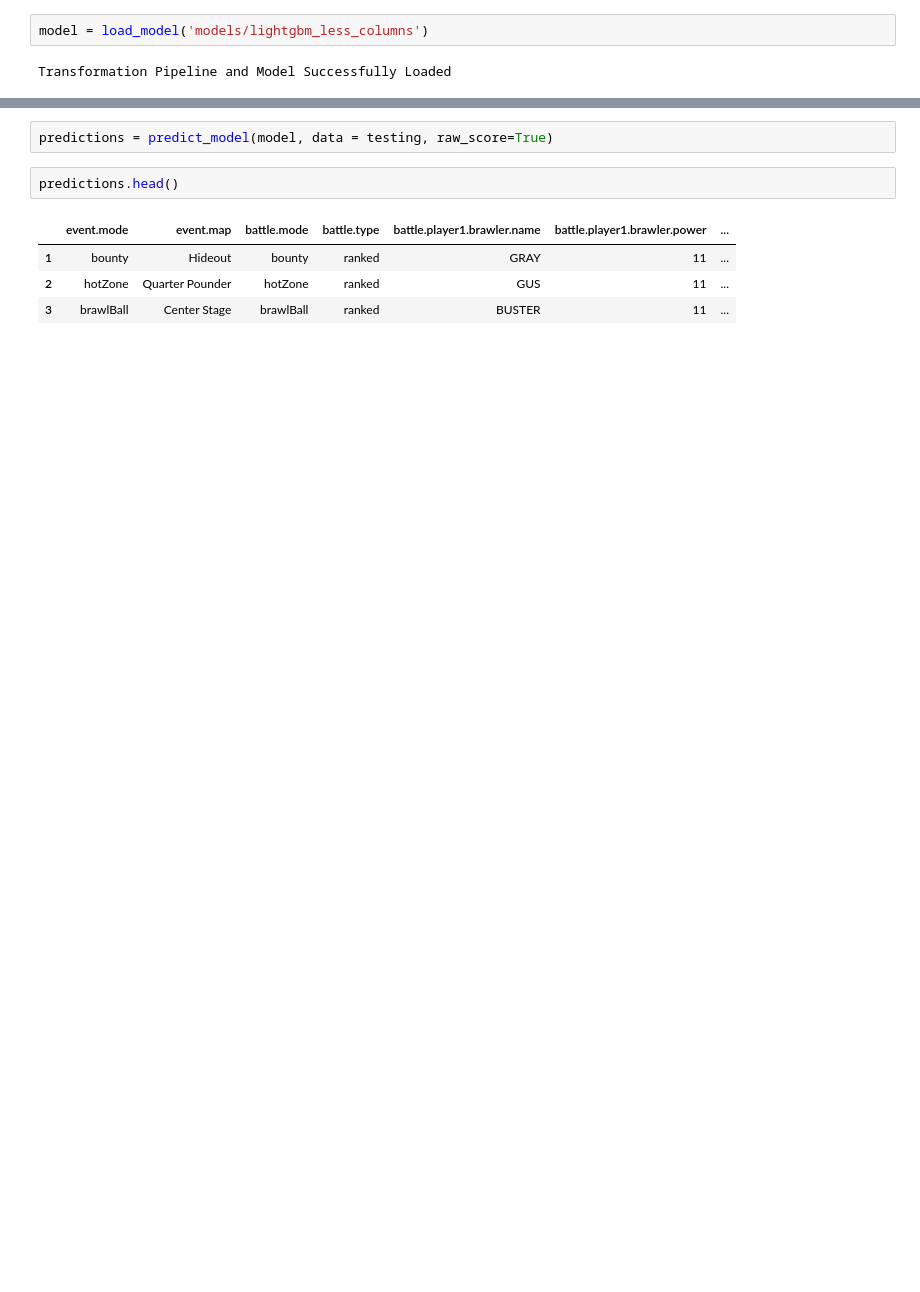
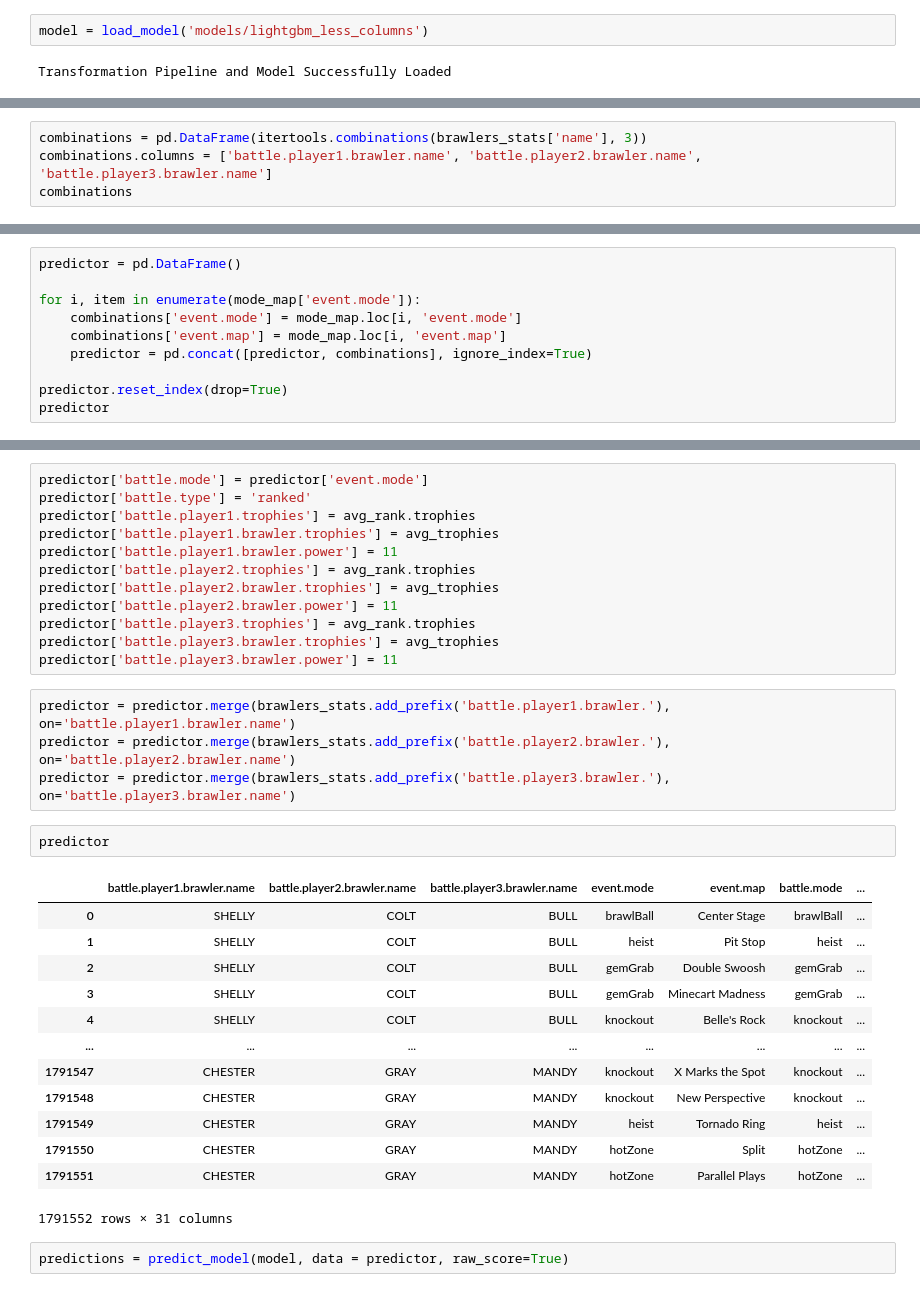
Before and after one commit to aquinteros/BrawlStars_Analytics, a Jupyter notebook: brawlstars_predictor.ipynb, the cells around one changed output, grey strips where cells are left out. Drawn from its saved outputs; the diff is of its cells as text; blank space fills up the shorter version.

Commit message:
crear predictor gamemode/map/team

```diff
--- a/brawlstars_predictor.ipynb
+++ b/brawlstars_predictor.ipynb
@@ -22,0 +59,4 @@ testing.head()
+# %%
+combinations = pd.DataFrame(itertools.combinations(brawlers_stats['name'], 3))
+combinations.columns = ['battle.player1.brawler.name', 'battle.player2.brawler.name', 'battle.player3.brawler.name']
+combinations
@@ -22,0 +77,10 @@ testing.head()
+# %%
+predictor = pd.DataFrame()
+
+for i, item in enumerate(mode_map['event.mode']):
+	combinations['event.mode'] = mode_map.loc[i, 'event.mode']
+	combinations['event.map'] = mode_map.loc[i, 'event.map']
+	predictor = pd.concat([predictor, combinations], ignore_index=True)
+
+predictor.reset_index(drop=True)
+predictor
@@ -23,9 +101,34 @@ testing.head()
+# %%
+predictor['battle.mode'] = predictor['event.mode']
+predictor['battle.type'] = 'ranked'
+predictor['battle.player1.trophies'] = avg_rank.trophies
+predictor['battle.player1.brawler.trophies'] = avg_trophies
+predictor['battle.player1.brawler.power'] = 11
+predictor['battle.player2.trophies'] = avg_rank.trophies
+predictor['battle.player2.brawler.trophies'] = avg_trophies
+predictor['battle.player2.brawler.power'] = 11
+predictor['battle.player3.trophies'] = avg_rank.trophies
+predictor['battle.player3.brawler.trophies'] = avg_trophies
+predictor['battle.player3.brawler.power'] = 11
+# %%
+predictor = predictor.merge(brawlers_stats.add_prefix('battle.player1.brawler.'), on='battle.player1.brawler.name')
+predictor = predictor.merge(brawlers_stats.add_prefix('battle.player2.brawler.'), on='battle.player2.brawler.name')
+predictor = predictor.merge(brawlers_stats.add_prefix('battle.player3.brawler.'), on='battle.player3.brawler.name')
+# %%
+predictor
+# %% [output]
+|  | battle.player1.brawler.name | battle.player2.brawler.name | battle.player3.brawler.name | event.mode | event.map | battle.mode | ... |
+| 0 | SHELLY | COLT | BULL | brawlBall | Center Stage | brawlBall | ... |
+| 1 | SHELLY | COLT | BULL | heist | Pit Stop | heist | ... |
+| 2 | SHELLY | COLT | BULL | gemGrab | Double Swoosh | gemGrab | ... |
+| 3 | SHELLY | COLT | BULL | gemGrab | Minecart Madness | gemGrab | ... |
+| 4 | SHELLY | COLT | BULL | knockout | Belle's Rock | knockout | ... |
+| ... | ... | ... | ... | ... | ... | ... | ... |
+| 1791547 | CHESTER | GRAY | MANDY | knockout | X Marks the Spot | knockout | ... |
+| 1791548 | CHESTER | GRAY | MANDY | knockout | New Perspective | knockout | ... |
+| 1791549 | CHESTER | GRAY | MANDY | heist | Tornado Ring | heist | ... |
+| 1791550 | CHESTER | GRAY | MANDY | hotZone | Split | hotZone | ... |
+| 1791551 | CHESTER | GRAY | MANDY | hotZone | Parallel Plays | hotZone | ... |
+1791552 rows × 31 columns
 # %%
-predictions = predict_model(model, data = testing, raw_score=True)
+predictions = predict_model(model, data = predictor, raw_score=True)
-# %%
-predictions.head()
-# %% [output]
-|  | event.mode | event.map | battle.mode | battle.type | battle.player1.brawler.name | battle.player1.brawler.power | ... |
-| 1 | bounty | Hideout | bounty | ranked | GRAY | 11 | ... |
-| 2 | hotZone | Quarter Pounder | hotZone | ranked | GUS | 11 | ... |
-| 3 | brawlBall | Center Stage | brawlBall | ranked | BUSTER | 11 | ... |
```
Also changed, not shown: parts of 12 cells of this notebook, 4 other files.
